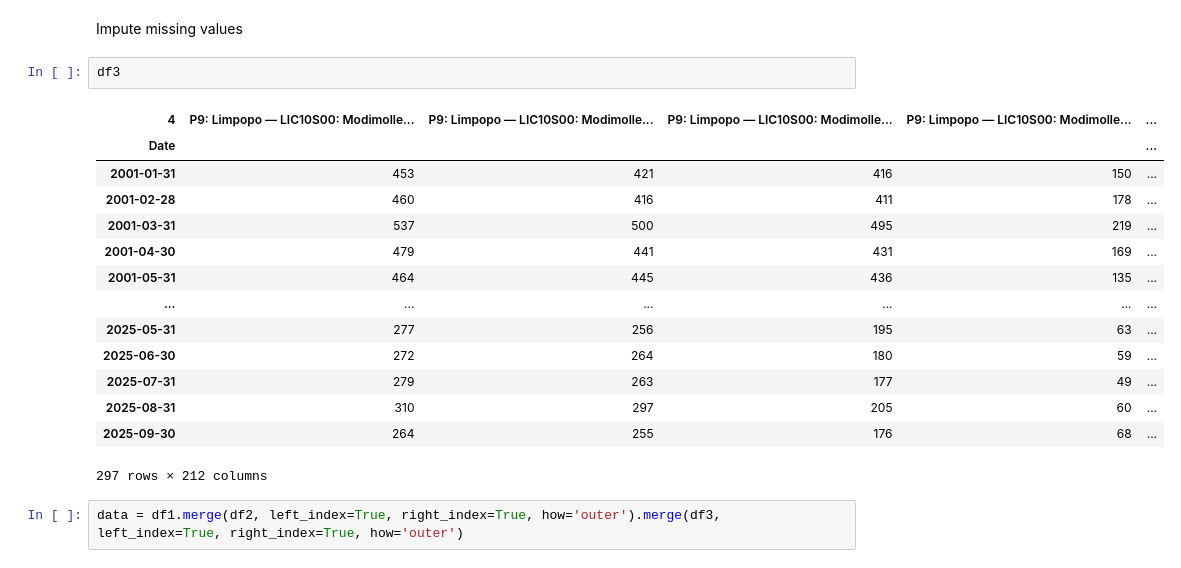
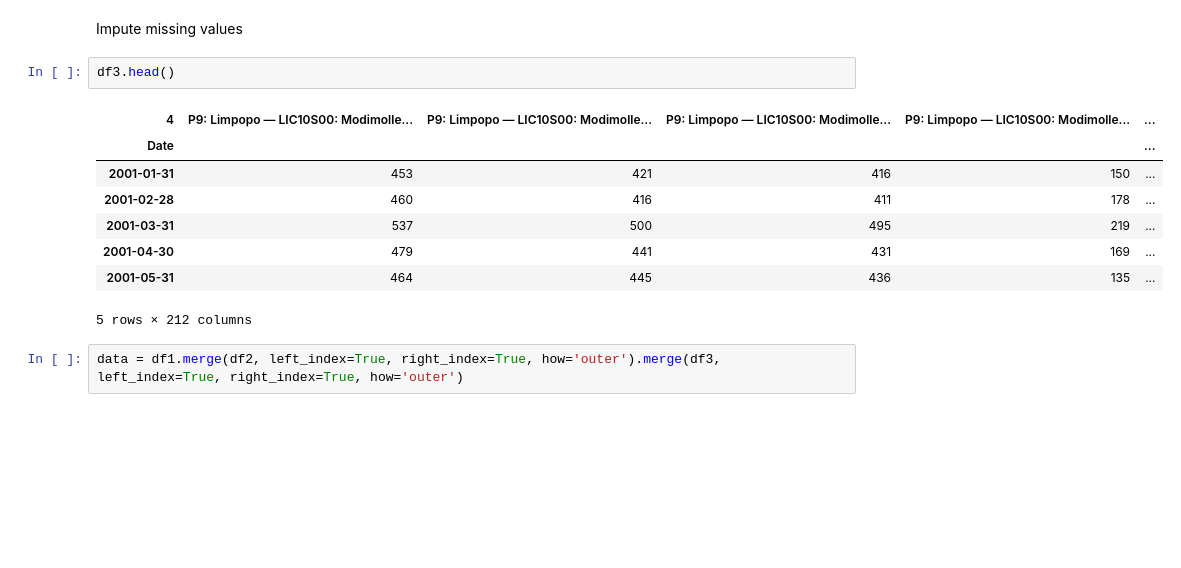
Before and after one commit to Thabiso-Lekwadu/Data-Science-Capstone-Project, a Jupyter notebook: Data Cleaning.ipynb, the cells around one changed output. Cells and saved outputs as stored; diff of their text form; blank space fills up the shorter version.

```diff
--- a/Data Cleaning.ipynb
+++ b/Data Cleaning.ipynb
@@ -324,21 +40,15 @@ df3 = impute_missing(df3)
 # %% [markdown]
 Impute missing values
 # %%
-df3
+df3.head()
 # %% [output]
 | 4 | P9: Limpopo — LIC10S00: Modimolle... | P9: Limpopo — LIC10S00: Modimolle... | P9: Limpopo — LIC10S00: Modimolle... | P9: Limpopo — LIC10S00: Modimolle... | ... |
 | Date |  |  |  |  | ... |
 | 2001-01-31 | 453 | 421 | 416 | 150 | ... |
 | 2001-02-28 | 460 | 416 | 411 | 178 | ... |
 | 2001-03-31 | 537 | 500 | 495 | 219 | ... |
 | 2001-04-30 | 479 | 441 | 431 | 169 | ... |
 | 2001-05-31 | 464 | 445 | 436 | 135 | ... |
-| ... | ... | ... | ... | ... | ... |
-| 2025-05-31 | 277 | 256 | 195 | 63 | ... |
-| 2025-06-30 | 272 | 264 | 180 | 59 | ... |
-| 2025-07-31 | 279 | 263 | 177 | 49 | ... |
-| 2025-08-31 | 310 | 297 | 205 | 60 | ... |
-| 2025-09-30 | 264 | 255 | 176 | 68 | ... |
-297 rows × 212 columns
+5 rows × 212 columns
 # %%
 data = df1.merge(df2, left_index=True, right_index=True, how='outer').merge(df3, left_index=True, right_index=True, how='outer')
```
Also changed, not shown: parts of 24 cells of this notebook.
